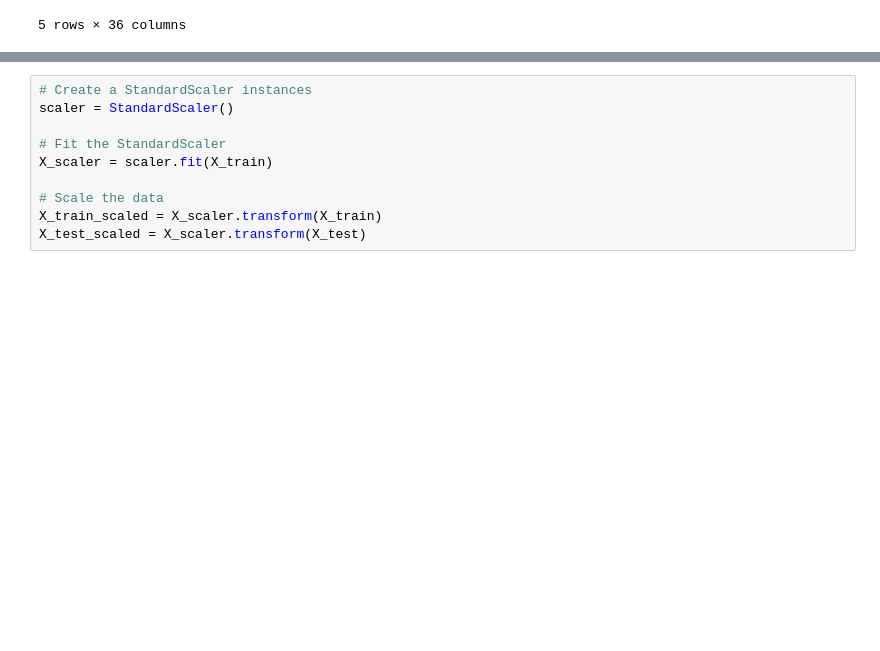
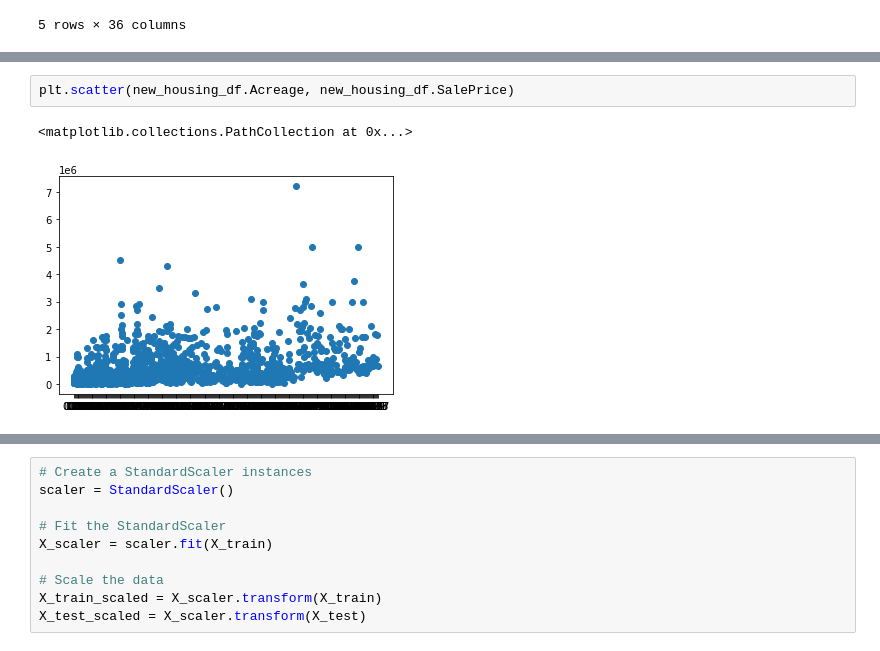
Before and after one commit to JoyRichardson/Living-in-Nashville, a Jupyter notebook: Machine_Learning_Model.ipynb, the cells around one changed output, grey strips where cells are left out. Drawn from its saved outputs; the diff is of its cells as text; blank space fills up the shorter version.

```diff
--- a/Machine_Learning_Model.ipynb
+++ b/Machine_Learning_Model.ipynb
@@ -175,0 +214,5 @@ import numpy as np
+# %%
+plt.scatter(new_housing_df.Acreage, new_housing_df.SalePrice)
+# %% [output]
+<matplotlib.collections.PathCollection at 0x...>
+[figure, added]
```
Also changed, not shown: parts of 13 cells of this notebook.
